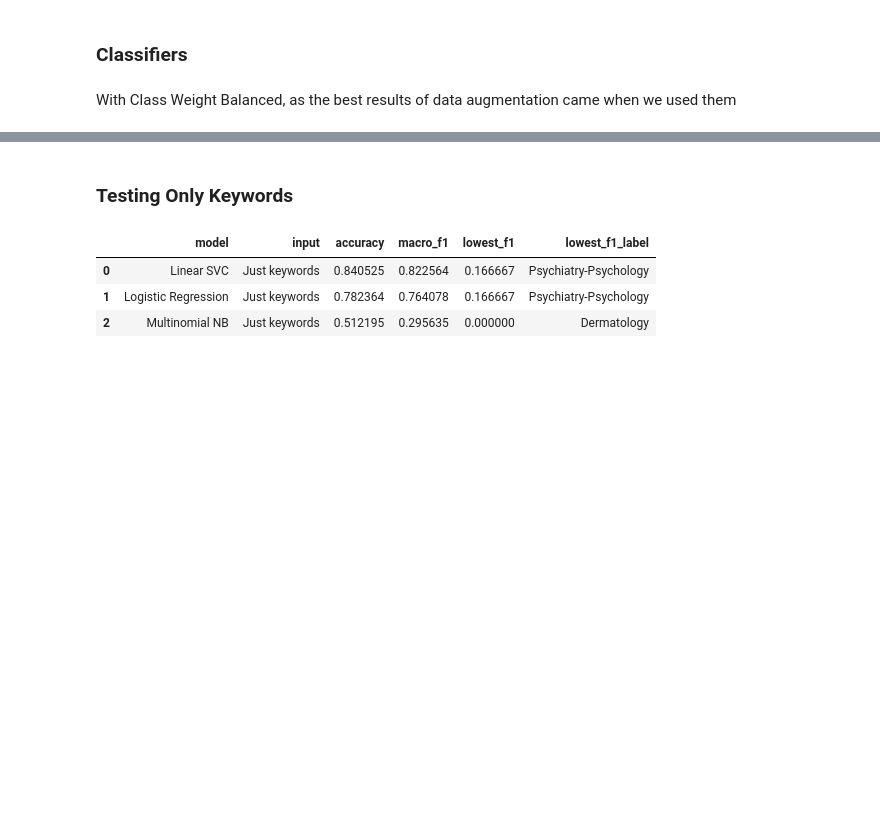
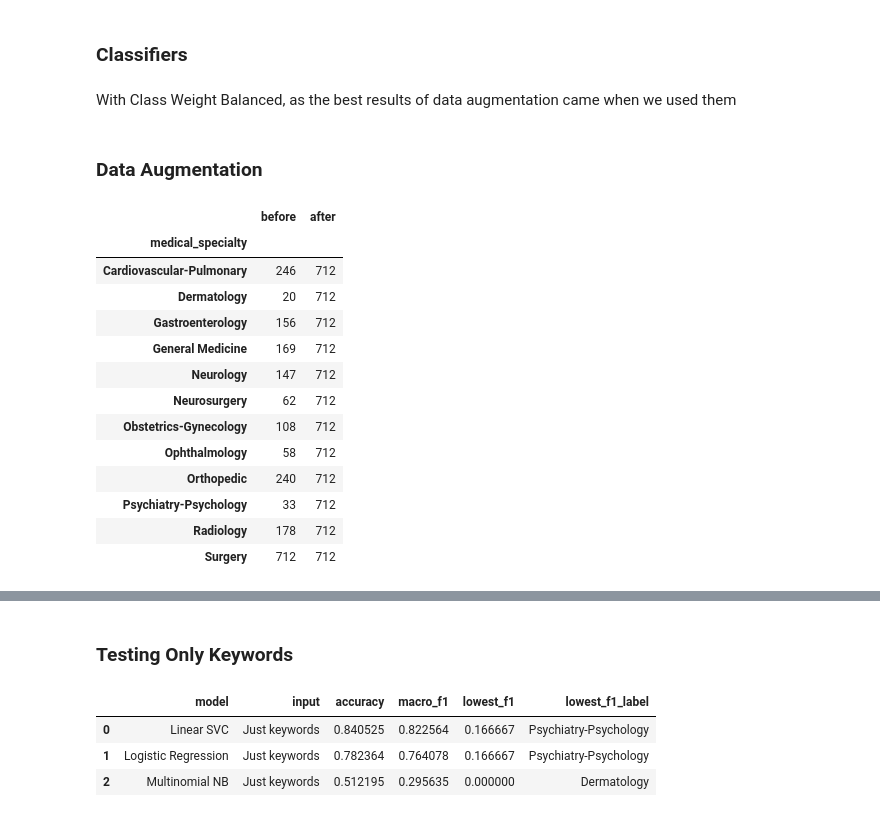
Before and after one commit to ArturKrys/clinical-specialty-classifier, a Jupyter notebook: Delivery/data_analysis.ipynb, the cells around one changed output, grey strips where cells are left out. Drawn from its saved outputs; the diff is of its cells as text; code cells hidden in the pictures; blank space fills up the shorter version.

```diff
--- a/Delivery/data_analysis.ipynb
+++ b/Delivery/data_analysis.ipynb
@@ -104,3 +104,28 @@ With Class Weight Balanced, as the best results of data augmentation came when w
 linear_svc = LinearSVC(C=0.5,class_weight="balanced",)
 logistic_regression = LogisticRegression(C=1.0,class_weight="balanced",max_iter=2000,random_state=42,)
 multinomial_nb = MultinomialNB()
+# %% [markdown]
+### Data Augmentation
+# %%
+df_augmented, train_augmented = f.oversample(df, train_indices, f.clinical_eda_copy)
+df_copies, train_copies = f.oversample(df, train_indices, f.exact_copy)
+
+y_train_augmented = df_augmented.loc[train_augmented, "medical_specialty"]
+y_train_copies = df_copies.loc[train_copies, "medical_specialty"]
+
+pd.DataFrame({"before": y_train.value_counts(), "after": y_train_augmented.value_counts()})
+# %% [output]
+|  | before | after |
+| medical_specialty |  |  |
+| Cardiovascular-Pulmonary | 246 | 712 |
+| Dermatology | 20 | 712 |
+| Gastroenterology | 156 | 712 |
+| General Medicine | 169 | 712 |
+| Neurology | 147 | 712 |
+| Neurosurgery | 62 | 712 |
+| Obstetrics-Gynecology | 108 | 712 |
+| Ophthalmology | 58 | 712 |
+| Orthopedic | 240 | 712 |
+| Psychiatry-Psychology | 33 | 712 |
+| Radiology | 178 | 712 |
+| Surgery | 712 | 712 |
```
Also changed, not shown: parts of 8 cells of this notebook, 10 other files.
